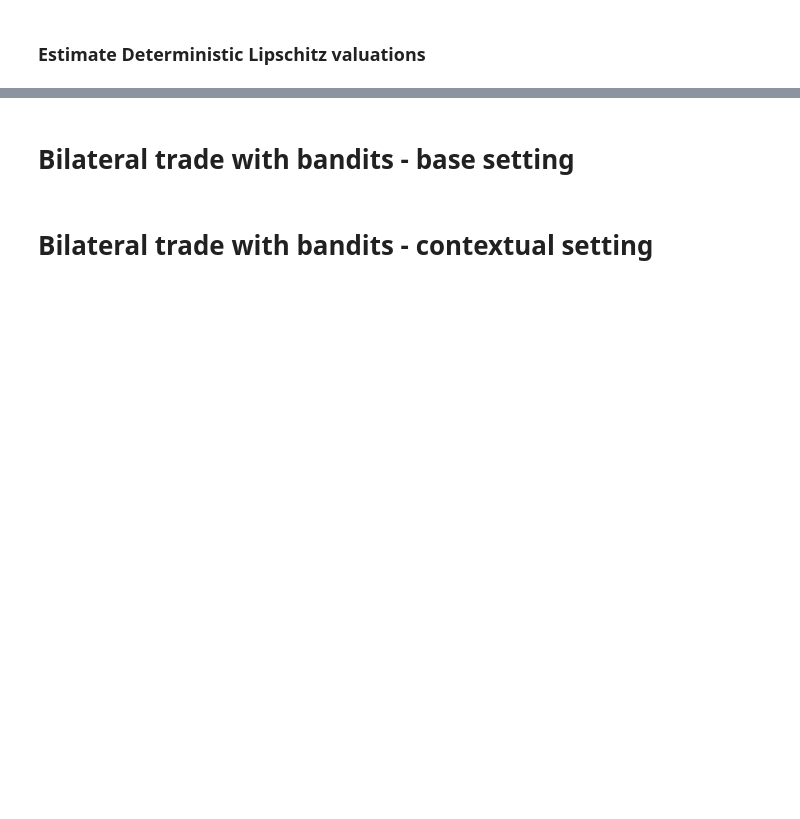
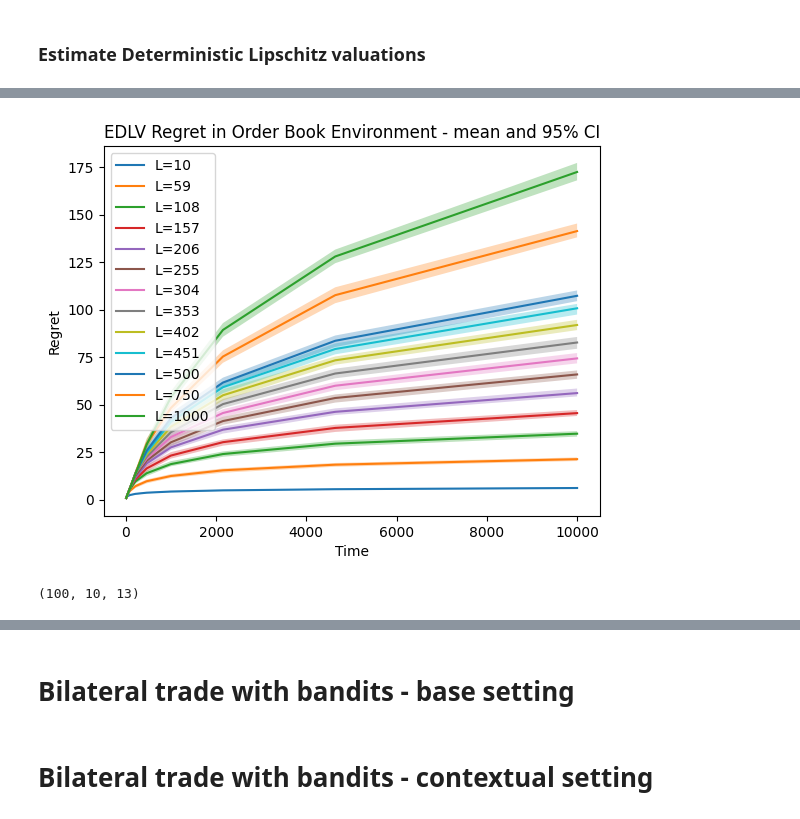
Before and after one commit to emanuelecoccia/online-bilateral-trade, a Jupyter notebook: notebooks/implementation.ipynb, the cells around one changed output, grey strips where cells are left out. Saved outputs shown, nothing was run; the diff lists cells and outputs as text; code cells hidden in the pictures; blank space fills up the shorter version.

```diff
--- a/notebooks/implementation.ipynb
+++ b/notebooks/implementation.ipynb
@@ -349,0 +377,16 @@ We leave the model discovery for another time. However, we could try a genetic a
+# %%
+time = np.logspace(start=1, stop=4, num=10, base=10, dtype=int)
+L_lin1 = np.linspace(10, 500, 10, dtype=int, endpoint=False)
+L_lin2 = np.linspace(500, 1000, 3, dtype=int)
+L_constants = np.concatenate((L_lin1, L_lin2))
+
+# Define the function in the global scope
+def compute_regret():
+    _, _, regret = compute_scaling_laws_with_policy_regret(
+        EDLV, OrderBookEnvironment, time, L_constants,
+        construct_logarithmic_lower_bound
+        )
+    return regret
+
+num_iterations = 100
+regrets = Parallel(n_jobs=-1)(delayed(compute_regret)() for _ in range(num_iterations))
@@ -349,0 +398,24 @@ We leave the model discovery for another time. However, we could try a genetic a
+# %%
+# Calculate the mean of each run
+means = np.mean(regrets, axis=0)
+# Calculate the 95% confidence interval
+upper_bound = np.percentile(regrets, 97.5, axis=0)
+lower_bound = np.percentile(regrets, 2.5, axis=0)
+
+# Plot the mean of the regrets per L against time
+plt.figure()
+for i, L in enumerate(L_constants):
+    plt.plot(time, means[:, i], label=f'L={round(L)}')
+    plt.fill_between(time, upper_bound[:, i], lower_bound[:, i], alpha=0.3)
+plt.xlabel('Time')
+plt.ylabel('Regret')
+plt.title('EDLV Regret in Order Book Environment - mean and 95% CI')
+plt.legend()
+plt.show()
+# %% [output]
+[figure, added]
+# %%
+regrets = np.array(regrets)
+regrets.shape
+# %% [output]
+(100, 10, 13)
```
Also changed, not shown: parts of 11 cells of this notebook, 1 other file.
